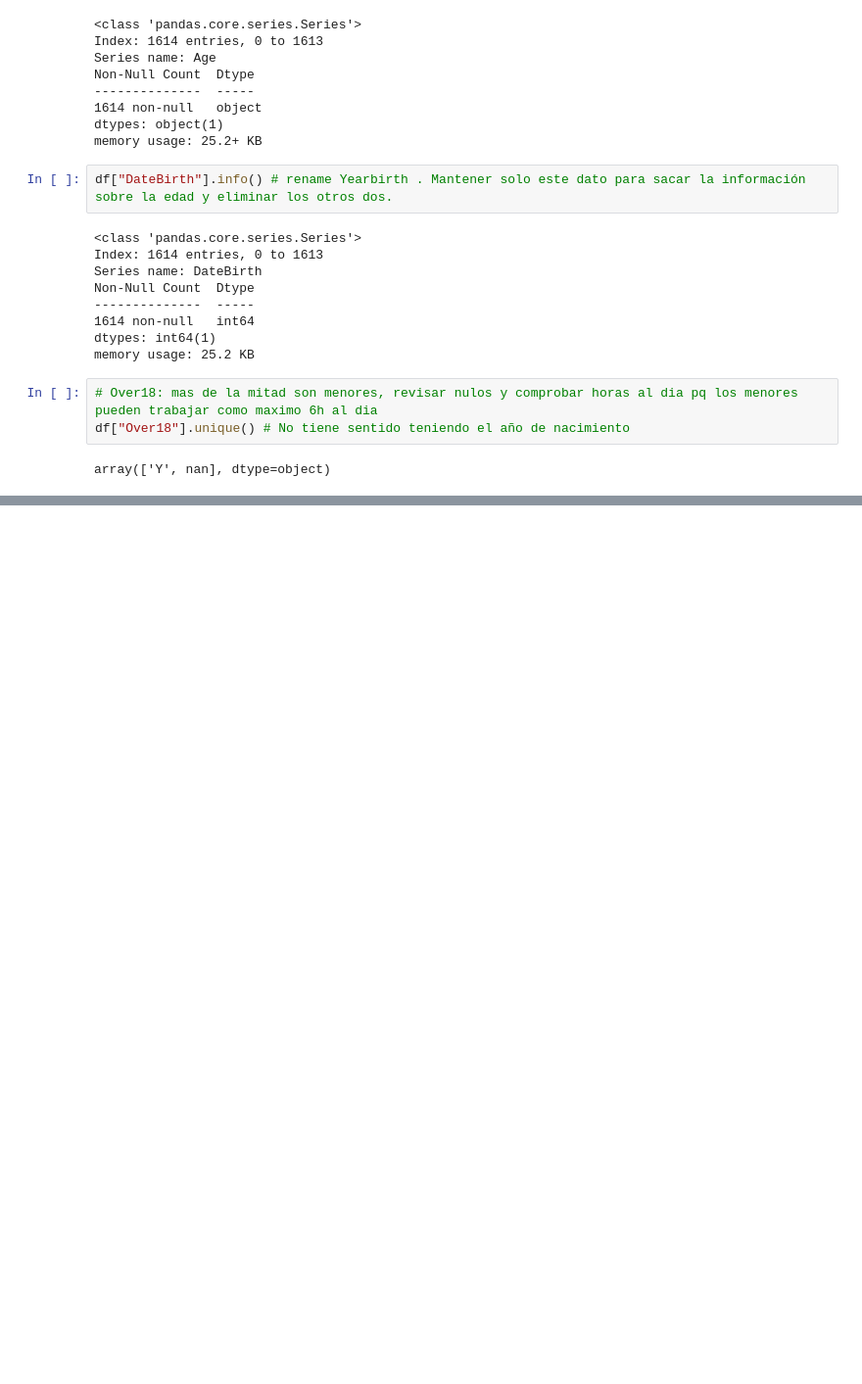
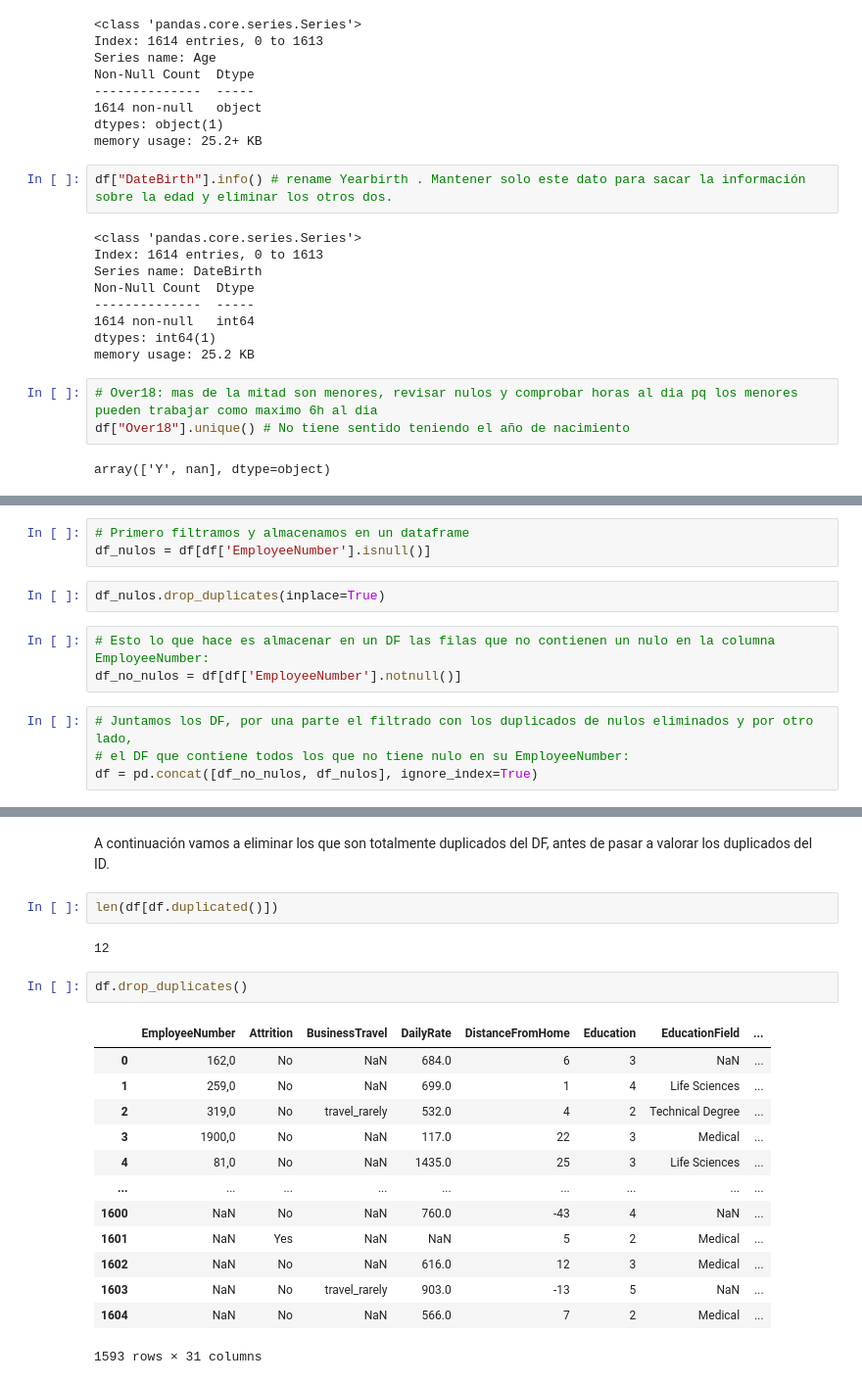
Before and after one commit to luzmarinahg/proyecto_eda_adalab, a Jupyter notebook: FASE-1-EDA.ipynb, the cells around one changed output, grey strips where cells are left out. Shown at 98% size. Drawn from its saved outputs; the diff is of its cells as text; blank space fills up the shorter version.

Commit message:
idEmployee created and deleting duplicates

```diff
--- a/FASE-1-EDA.ipynb
+++ b/FASE-1-EDA.ipynb
@@ -410,0 +357,12 @@ array(['Y', nan], dtype=object)
+# %%
+# Primero filtramos y almacenamos en un dataframe
+df_nulos = df[df['EmployeeNumber'].isnull()]
+# %%
+df_nulos.drop_duplicates(inplace=True)
+# %%
+# Esto lo que hace es almacenar en un DF las filas que no contienen un nulo en la columna EmployeeNumber:
+df_no_nulos = df[df['EmployeeNumber'].notnull()]
+# %%
+# Juntamos los DF, por una parte el filtrado con los duplicados de nulos eliminados y por otro lado,
+# el DF que contiene todos los que no tiene nulo en su EmployeeNumber:
+df = pd.concat([df_no_nulos, df_nulos], ignore_index=True)
@@ -410,0 +377,22 @@ array(['Y', nan], dtype=object)
+# %% [markdown]
+A continuación vamos a eliminar los que son totalmente duplicados del DF, antes de pasar a valorar los duplicados del ID.
+# %%
+len(df[df.duplicated()])
+# %% [output]
+12
+# %%
+df.drop_duplicates()
+# %% [output]
+|  | EmployeeNumber | Attrition | BusinessTravel | DailyRate | DistanceFromHome | Education | EducationField | ... |
+| 0 | 162,0 | No | NaN | 684.0 | 6 | 3 | NaN | ... |
+| 1 | 259,0 | No | NaN | 699.0 | 1 | 4 | Life Sciences | ... |
+| 2 | 319,0 | No | travel_rarely | 532.0 | 4 | 2 | Technical Degree | ... |
+| 3 | 1900,0 | No | NaN | 117.0 | 22 | 3 | Medical | ... |
+| 4 | 81,0 | No | NaN | 1435.0 | 25 | 3 | Life Sciences | ... |
+| ... | ... | ... | ... | ... | ... | ... | ... | ... |
+| 1600 | NaN | No | NaN | 760.0 | -43 | 4 | NaN | ... |
+| 1601 | NaN | Yes | NaN | NaN | 5 | 2 | Medical | ... |
+| 1602 | NaN | No | NaN | 616.0 | 12 | 3 | Medical | ... |
+| 1603 | NaN | No | travel_rarely | 903.0 | -13 | 5 | NaN | ... |
+| 1604 | NaN | No | NaN | 566.0 | 7 | 2 | Medical | ... |
+1593 rows × 31 columns
```
Also changed, not shown: parts of 34 cells of this notebook.
